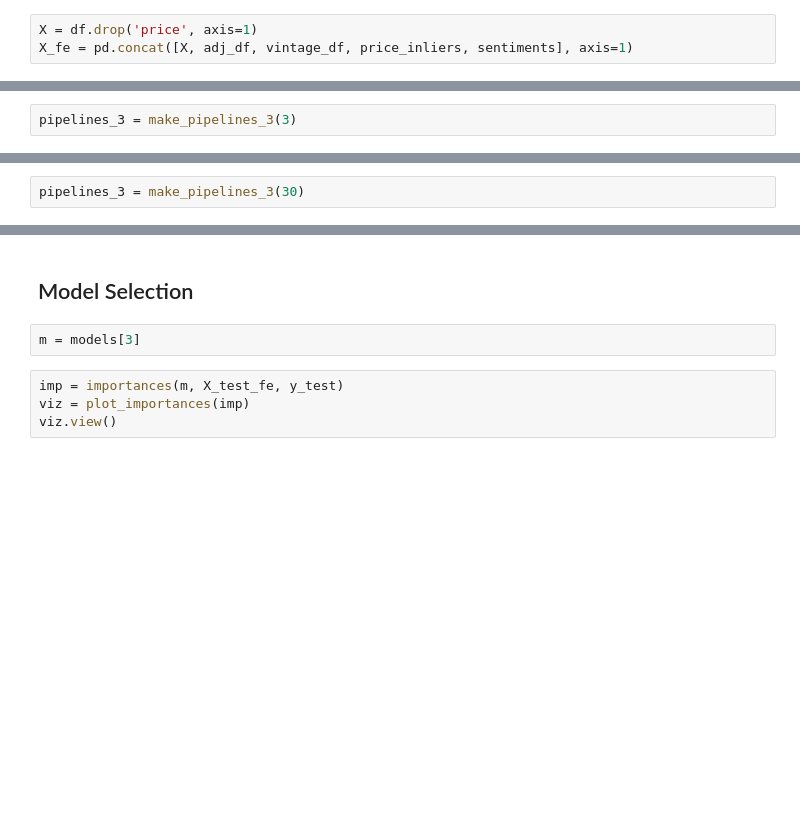
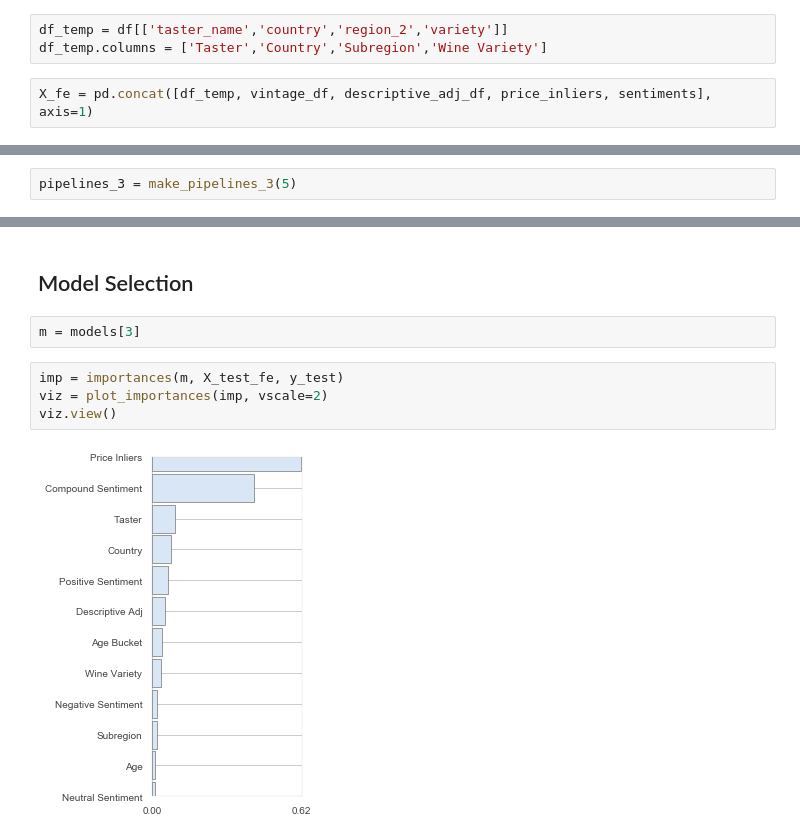
Before and after one commit to kbengtsonwong/pour-decisions-wine-analysis, a Jupyter notebook: wine-reviews-v6-pipelines.ipynb, the cells around one changed output, grey strips where cells are left out. Cells and saved outputs as stored; diff of their text form; blank space fills up the shorter version.

```diff
--- a/wine-reviews-v6-pipelines.ipynb
+++ b/wine-reviews-v6-pipelines.ipynb
@@ -505,8 +517,10 @@ def make_pipelines_3(n_estimators):
 
     pipeline = [pipe_lr, pipe_lasso, pipe_rf, pipe_xtr]
     return pipeline
+# %%
+df_temp = df[['taster_name','country','region_2','variety']]
+df_temp.columns = ['Taster','Country','Subregion','Wine Variety']
 # %%
-X = df.drop('price', axis=1)
-X_fe = pd.concat([X, adj_df, vintage_df, price_inliers, sentiments], axis=1)
+X_fe = pd.concat([df_temp, vintage_df, descriptive_adj_df, price_inliers, sentiments], axis=1)
 # %%
 X_train_fe, X_test_fe, y_train, y_test = train_test_split(X_fe, y, test_size=0.20, random_state=42)
@@ -513,2 +543,2 @@ X_train_fe, X_test_fe, y_train, y_test = train_test_split(X_fe, y, test_size=0.2
 # %%
-pipelines_3 = make_pipelines_3(3)
+pipelines_3 = make_pipelines_3(5)
@@ -527,5 +545,3 @@ Wall time: 4min 20s
-# %%
-pipelines_3 = make_pipelines_3(30)
 # %%
 %%time
 models, results = pipeline_results(pipelines_3, X_train_fe, X_test_fe, y_train, y_test)
@@ -538,7 +560,9 @@ results
 m = models[3]
 # %%
 imp = importances(m, X_test_fe, y_test)
-viz = plot_importances(imp)
+viz = plot_importances(imp, vscale=2)
 viz.view()
+# %% [output]
+[figure, added]
 # %%
 imp.head(15)
```
Also changed, not shown: parts of 40 cells of this notebook.
